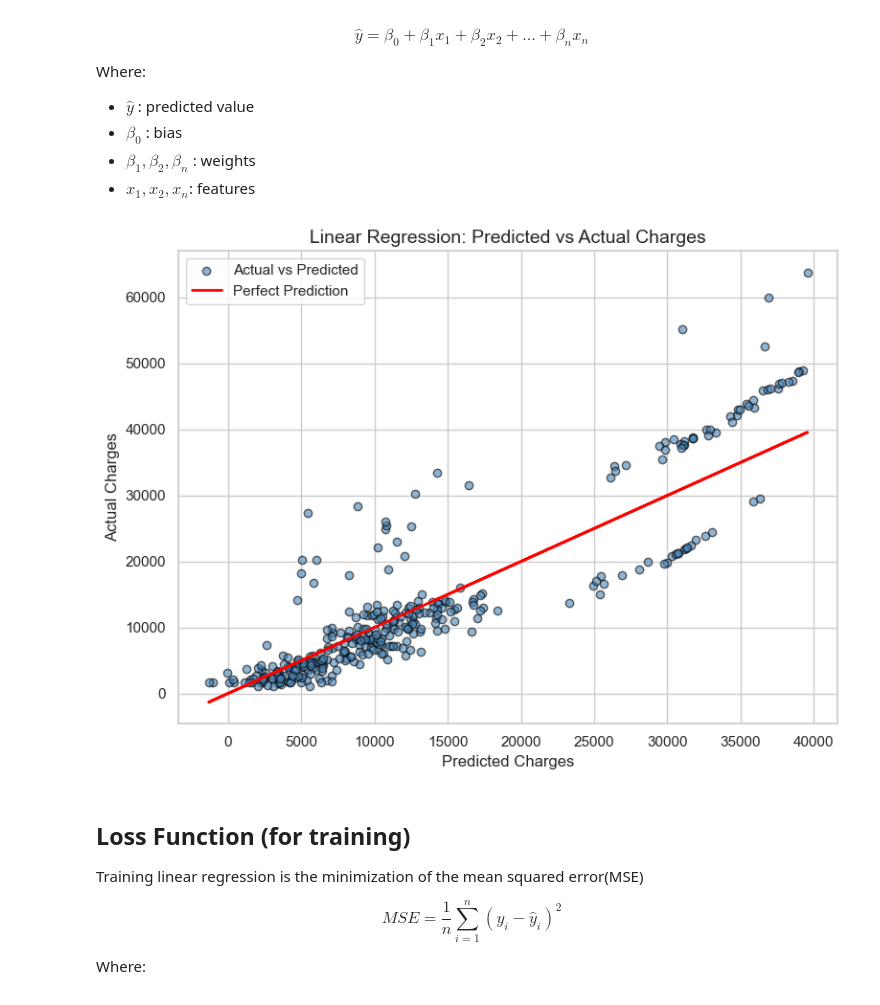
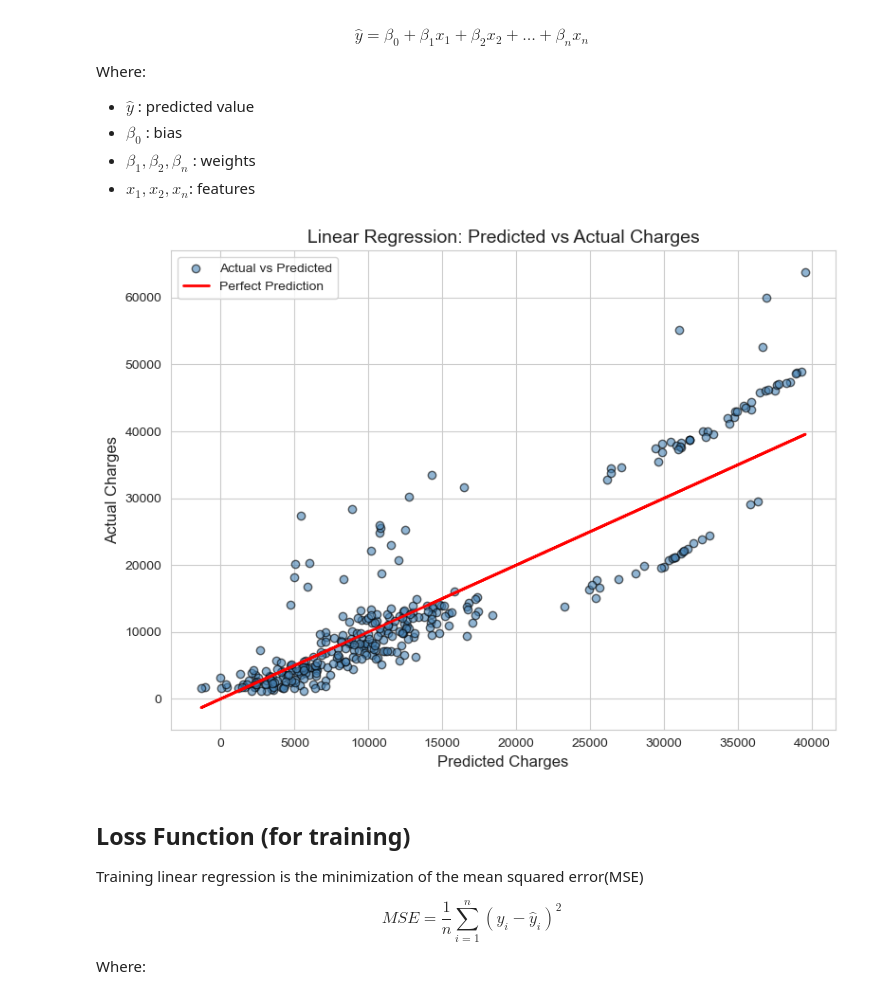
Before and after one commit to mesh98a/DeepLearning, a Jupyter notebook: labN1.ipynb, the cells around one changed output. Cells and saved outputs as stored; diff of their text form; code cells hidden in the pictures.

```diff
--- a/labN1.ipynb
+++ b/labN1.ipynb
@@ -193,36 +198,39 @@ Where:
 # %%
 from sklearn.linear_model import LinearRegression
 from sklearn.model_selection import train_test_split
 
 lin_model = Pipeline(steps=[
     ("preprocessing", preprocessor),
     ("regressor", LinearRegression())
 ])
 
 X = df.drop(['charges'], axis=1)
 y = df["charges"]
 
 X_train, X_test, y_train, y_test = train_test_split(X, y, test_size=0.25, random_state=42)
 
 lin_model.fit(X_train, y_train)
 
 y_train_pred = lin_model.predict(X_train)
 y_test_pred = lin_model.predict(X_test)
 
-# plot
-plt.figure(figsize=(8, 6))
-plt.scatter(y_test_pred, y_test, alpha=0.6, color='steelblue', edgecolor='black', label='Actual vs Predicted')
-plt.plot(y_test_pred, y_test_pred, color='red', linewidth=2, label='Perfect Prediction')
 
-plt.xlabel("Predicted Charges", fontsize=12)
-plt.ylabel("Actual Charges", fontsize=12)
-plt.title("Linear Regression: Predicted vs Actual Charges", fontsize=14)
-plt.legend()
-plt.grid(True)
-plt.tight_layout()
-plt.show()
+def plot_charges_lin():
+    plt.figure(figsize=(8, 6))
+    plt.scatter(y_test_pred, y_test, alpha=0.6, color='steelblue', edgecolor='black', label='Actual vs Predicted')
+    plt.plot(y_test_pred, y_test_pred, color='red', linewidth=2, label='Perfect Prediction')
+    plt.xlabel("Predicted Charges", fontsize=12)
+    plt.ylabel("Actual Charges", fontsize=12)
+    plt.title("Linear Regression: Predicted vs Actual Charges", fontsize=14)
+    plt.legend()
+    plt.grid(True)
+    plt.tight_layout()
+    plt.show()
+
+
+plot_charges_lin()
 # %% [output]
-[figure, old version]
+[figure, new version]
 # %% [markdown]
 ## Loss Function (for training)
 Training linear regression is the minimization of the mean squared error(MSE)
```
Also changed, not shown: parts of 24 cells of this notebook.
